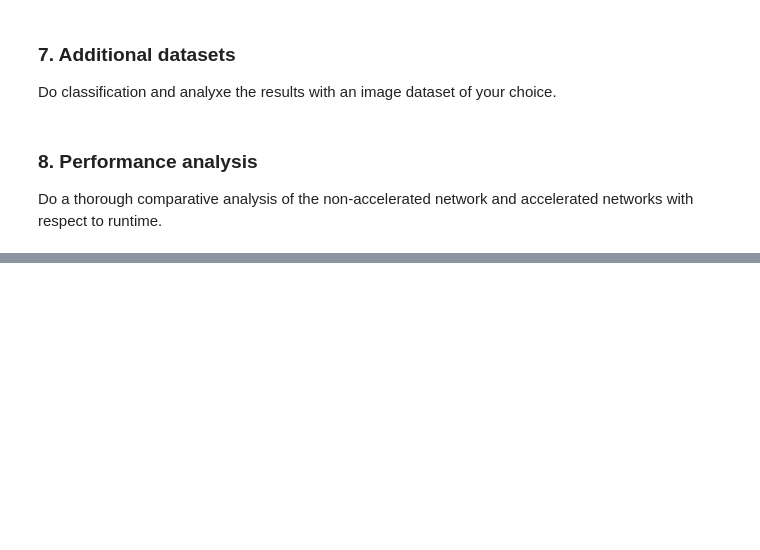
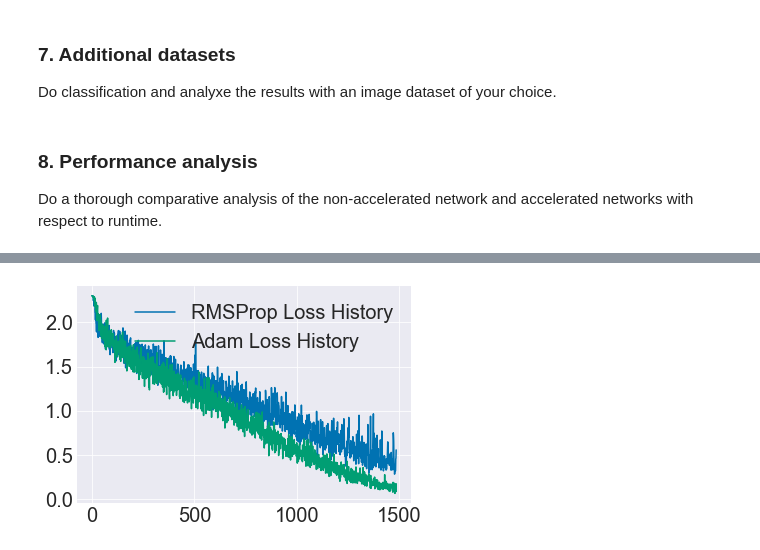
Before and after one commit to ejseal21/NeuralNetworks, a Jupyter notebook: project3/optimize_and_train_cnn.ipynb, the cells around one changed output, grey strips where cells are left out. Drawn from its saved outputs; the diff is of its cells as text; code cells hidden in the pictures; blank space fills up the shorter version.

```diff
--- a/project3/optimize_and_train_cnn.ipynb
+++ b/project3/optimize_and_train_cnn.ipynb
@@ -605,3 +607,8 @@ Do classification and analyxe the results with an image dataset of your choice.
 ### 8. Performance analysis
 
 Do a thorough comparative analysis of the non-accelerated network and accelerated networks with respect to runtime.
+# %%
+# RMSprop
+rms = ConvNet4Accel(input_shape=input_shape, verbose=False)
+rms.compile('rmsprop')
+rms.fit(x_train,y_train, x_dev, y_dev, n_epochs=33)
@@ -607,0 +650,7 @@ Do a thorough comparative analysis of the non-accelerated network and accelerate
+# %%
+plt.plot(rms.loss_history, label="RMSProp Loss History")
+plt.plot(net.loss_history, label="Adam Loss History")
+plt.legend()
+plt.show()
+# %% [output]
+[figure, added]
```
Also changed, not shown: parts of 9 cells of this notebook, 2 other files.
